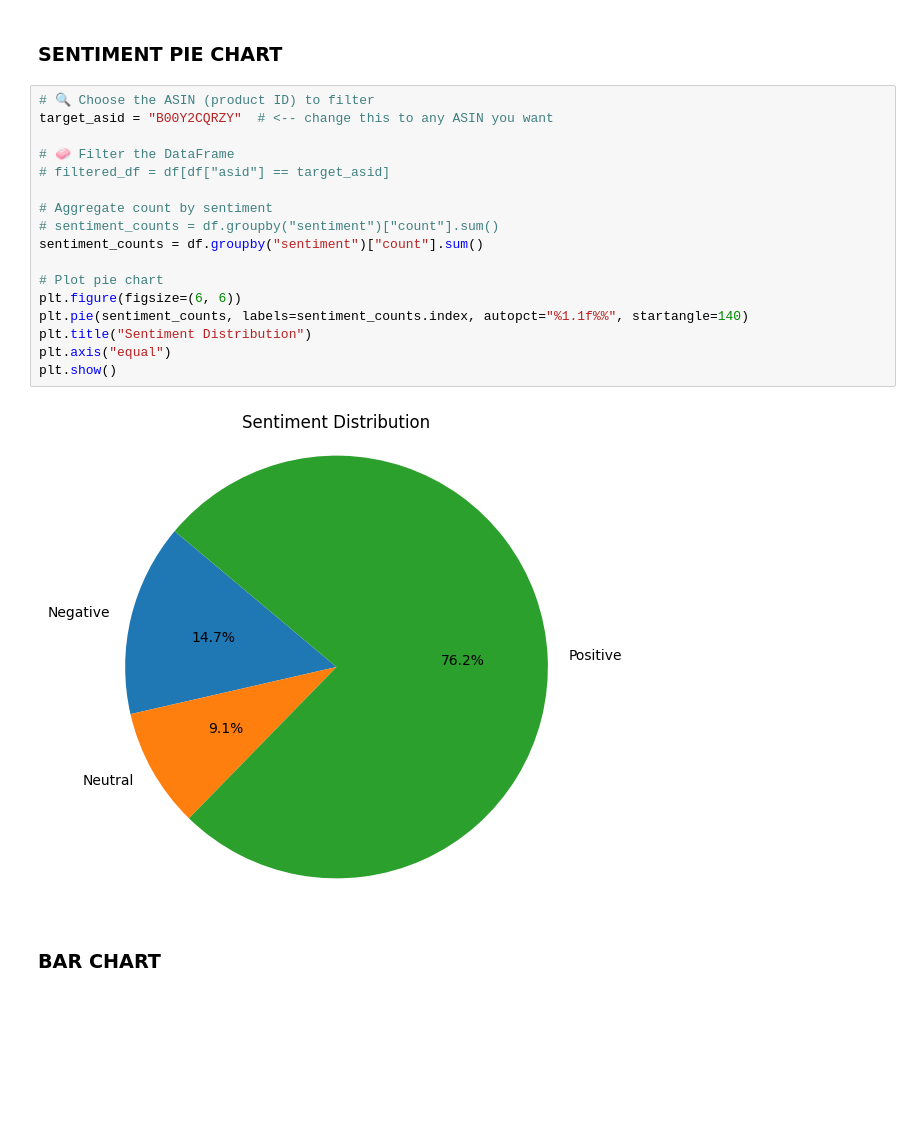
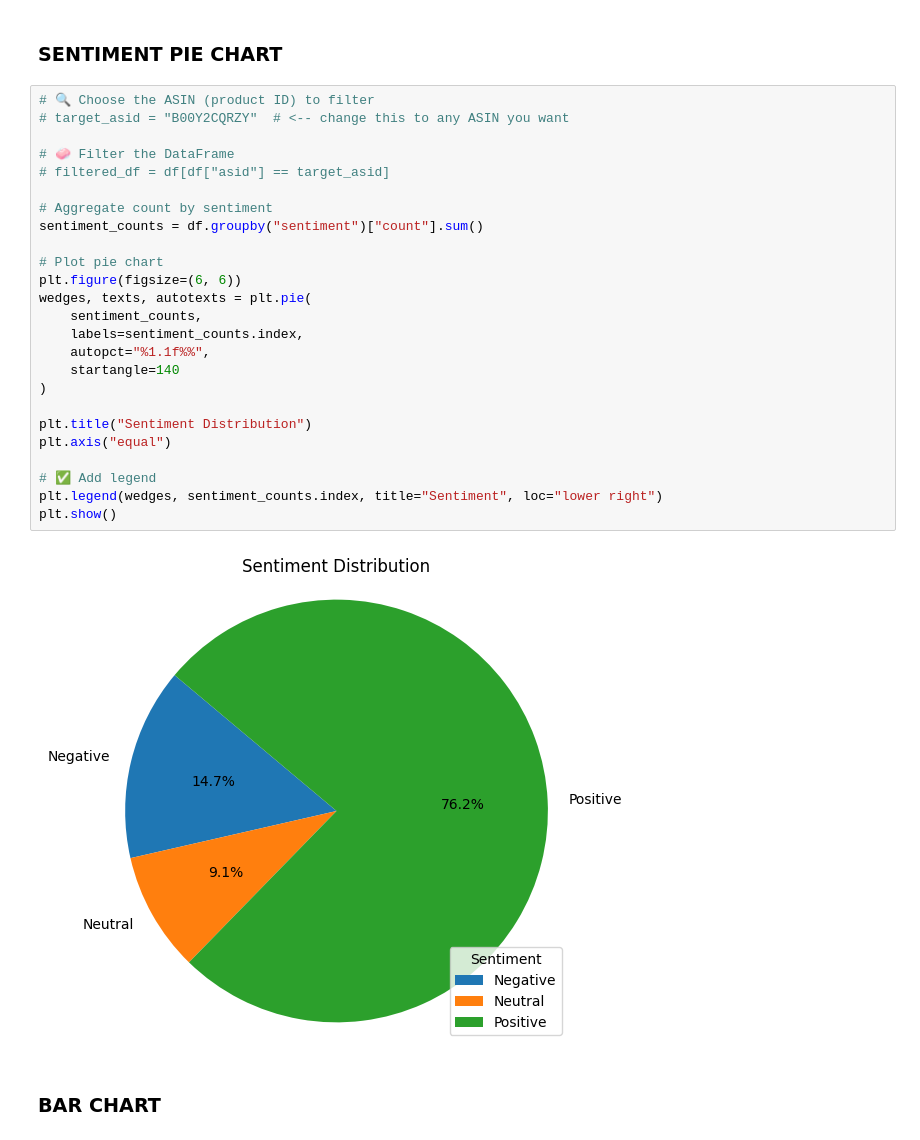
Before and after one commit to dragonstonehafiz/inf2006-big-data, a Jupyter notebook: python/plot.ipynb, the cells around one changed output. Drawn from its saved outputs; the diff is of its cells as text; blank space fills up the shorter version.

```diff
--- a/python/plot.ipynb
+++ b/python/plot.ipynb
@@ -182,23 +187,31 @@ plt.show()
 ### SENTIMENT PIE CHART
 # %%
 # 🔍 Choose the ASIN (product ID) to filter
-target_asid = "B00Y2CQRZY"  # <-- change this to any ASIN you want
+# target_asid = "B00Y2CQRZY"  # <-- change this to any ASIN you want
 
 # 🧼 Filter the DataFrame
 # filtered_df = df[df["asid"] == target_asid]
 
 # Aggregate count by sentiment
-# sentiment_counts = df.groupby("sentiment")["count"].sum()
 sentiment_counts = df.groupby("sentiment")["count"].sum()
 
 # Plot pie chart
 plt.figure(figsize=(6, 6))
-plt.pie(sentiment_counts, labels=sentiment_counts.index, autopct="%1.1f%%", startangle=140)
+wedges, texts, autotexts = plt.pie(
+    sentiment_counts,
+    labels=sentiment_counts.index,
+    autopct="%1.1f%%",
+    startangle=140
+)
+
 plt.title("Sentiment Distribution")
 plt.axis("equal")
+
+# ✅ Add legend
+plt.legend(wedges, sentiment_counts.index, title="Sentiment", loc="lower right")
 plt.show()
 # %% [output]
-[figure, old version]
+[figure, new version]
 # %% [markdown]
 ### BAR CHART
 # %%
```
Also changed, not shown: parts of 10 cells of this notebook.
